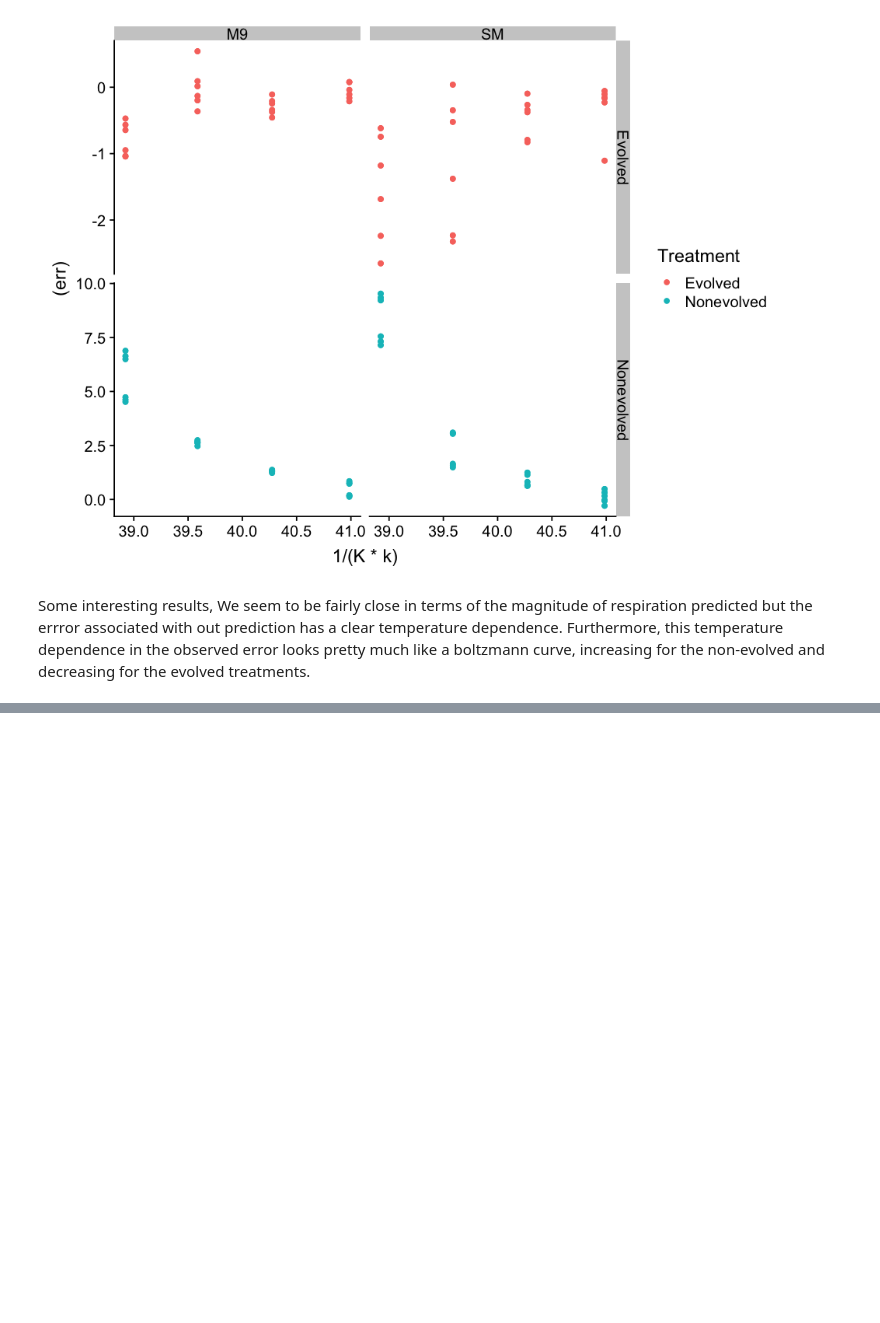
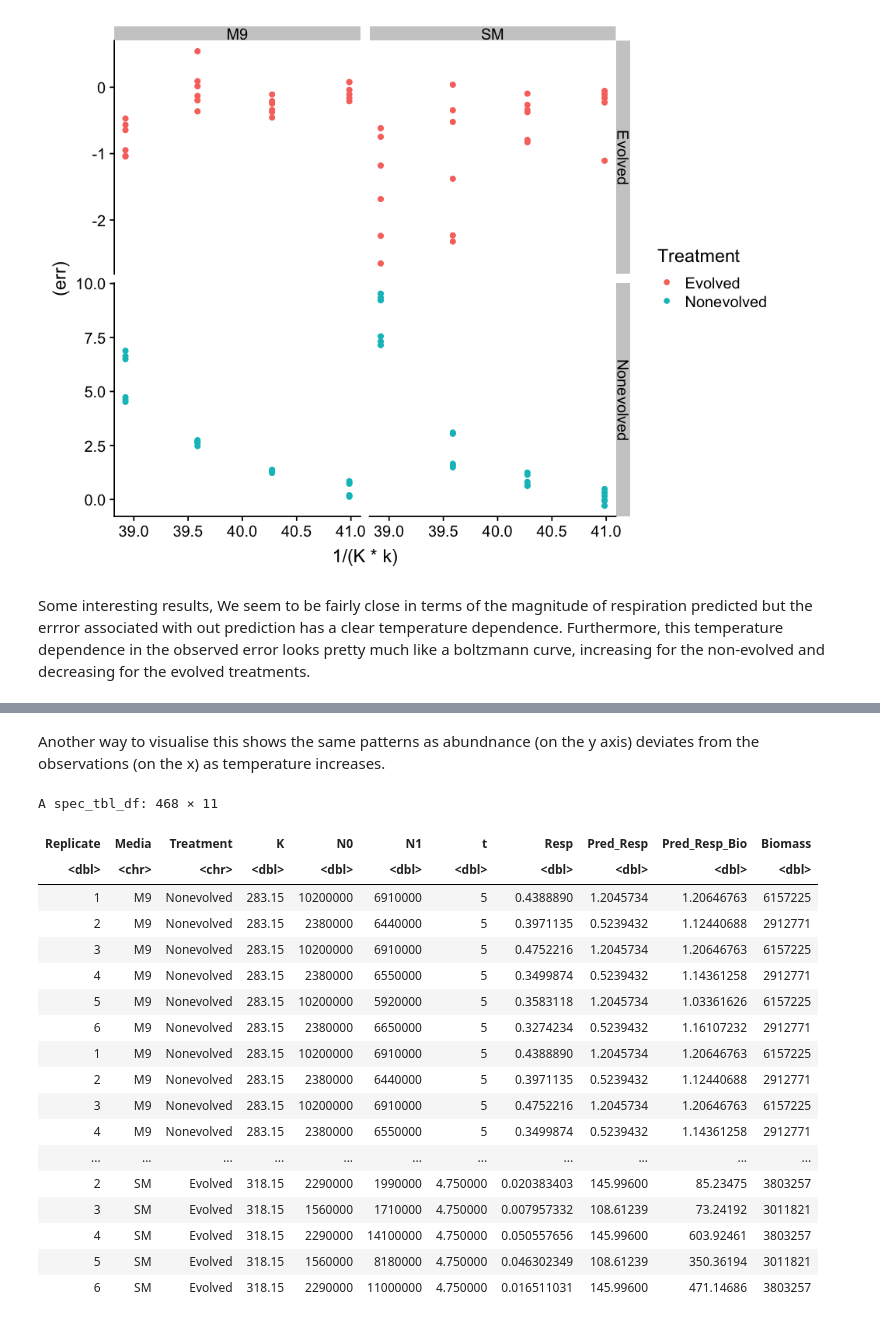
Before and after one commit to CleggTom/Bacterial_Interactions, a Jupyter notebook: notebooks/Data_analysis.ipynb, the cells around one changed output, grey strips where cells are left out. Saved outputs shown, nothing was run; the diff lists cells and outputs as text; code cells hidden in the pictures; blank space fills up the shorter version.

```diff
--- a/notebooks/Data_analysis.ipynb
+++ b/notebooks/Data_analysis.ipynb
@@ -642,0 +652,27 @@ Some interesting results, We seem to be fairly close in terms of the magnitude o
+# %% [markdown]
+Another way to visualise this shows the same patterns as abundnance (on the y axis) deviates from the observations (on the x) as temperature increases.
+# %%
+Com_sim_data %>%
+    filter(K < 300) %>%
+    mutate(obs_R_ab = Resp / N1,
+           pre)
+# %% [output]
+A spec_tbl_df: 468 × 11
+| Replicate | Media | Treatment | K | N0 | N1 | t | Resp | Pred_Resp | Pred_Resp_Bio | Biomass |
+| <dbl> | <chr> | <chr> | <dbl> | <dbl> | <dbl> | <dbl> | <dbl> | <dbl> | <dbl> | <dbl> |
+| 1 | M9 | Nonevolved | 283.15 | 10200000 | 6910000 | 5 | 0.4388890 | 1.2045734 | 1.20646763 | 6157225 |
+| 2 | M9 | Nonevolved | 283.15 | 2380000 | 6440000 | 5 | 0.3971135 | 0.5239432 | 1.12440688 | 2912771 |
+| 3 | M9 | Nonevolved | 283.15 | 10200000 | 6910000 | 5 | 0.4752216 | 1.2045734 | 1.20646763 | 6157225 |
+| 4 | M9 | Nonevolved | 283.15 | 2380000 | 6550000 | 5 | 0.3499874 | 0.5239432 | 1.14361258 | 2912771 |
+| 5 | M9 | Nonevolved | 283.15 | 10200000 | 5920000 | 5 | 0.3583118 | 1.2045734 | 1.03361626 | 6157225 |
+| 6 | M9 | Nonevolved | 283.15 | 2380000 | 6650000 | 5 | 0.3274234 | 0.5239432 | 1.16107232 | 2912771 |
+| 1 | M9 | Nonevolved | 283.15 | 10200000 | 6910000 | 5 | 0.4388890 | 1.2045734 | 1.20646763 | 6157225 |
+| 2 | M9 | Nonevolved | 283.15 | 2380000 | 6440000 | 5 | 0.3971135 | 0.5239432 | 1.12440688 | 2912771 |
+| 3 | M9 | Nonevolved | 283.15 | 10200000 | 6910000 | 5 | 0.4752216 | 1.2045734 | 1.20646763 | 6157225 |
+| 4 | M9 | Nonevolved | 283.15 | 2380000 | 6550000 | 5 | 0.3499874 | 0.5239432 | 1.14361258 | 2912771 |
+| ... | ... | ... | ... | ... | ... | ... | ... | ... | ... | ... |
+| 2 | SM | Evolved | 318.15 | 2290000 | 1990000 | 4.750000 | 0.020383403 | 145.99600 | 85.23475 | 3803257 |
+| 3 | SM | Evolved | 318.15 | 1560000 | 1710000 | 4.750000 | 0.007957332 | 108.61239 | 73.24192 | 3011821 |
+| 4 | SM | Evolved | 318.15 | 2290000 | 14100000 | 4.750000 | 0.050557656 | 145.99600 | 603.92461 | 3803257 |
+| 5 | SM | Evolved | 318.15 | 1560000 | 8180000 | 4.750000 | 0.046302349 | 108.61239 | 350.36194 | 3011821 |
+| 6 | SM | Evolved | 318.15 | 2290000 | 11000000 | 4.750000 | 0.016511031 | 145.99600 | 471.14686 | 3803257 |
```
Also changed, not shown: parts of 1 cell of this notebook.
